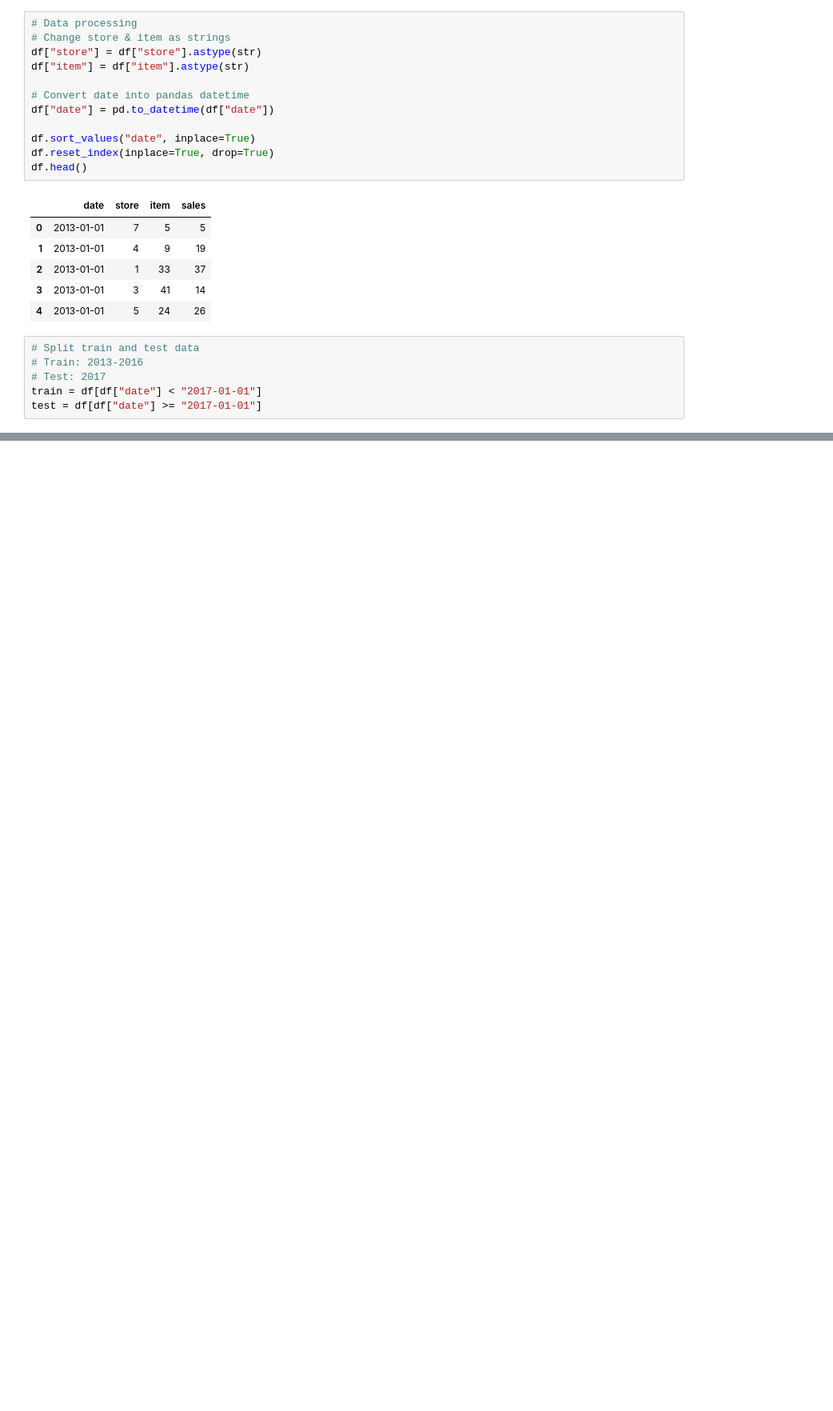
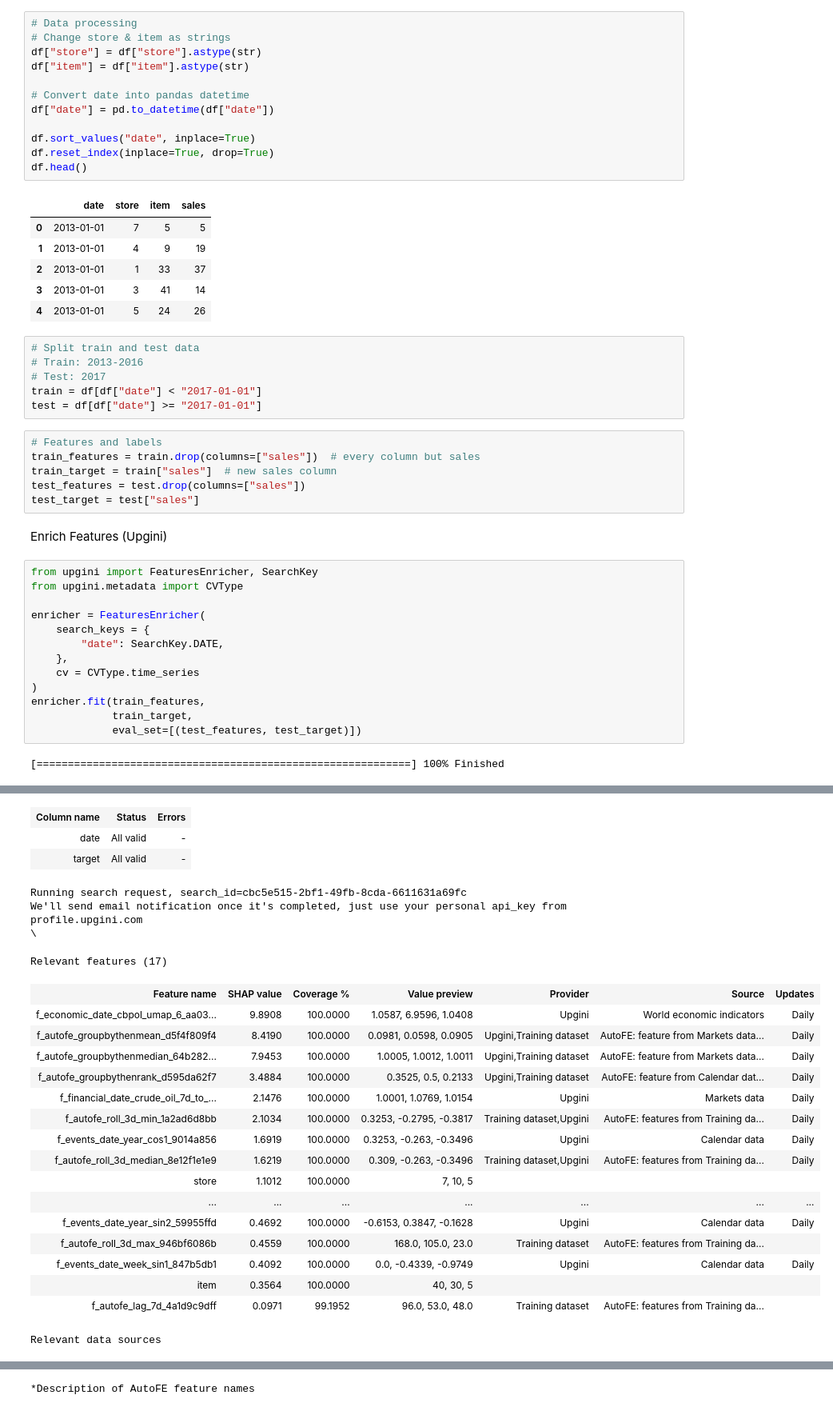
Before and after one commit to jeangyi/sales_forecasting_pipeline, a Jupyter notebook: sales_pred.ipynb, the cells around one changed output, grey strips where cells are left out. Shown at 80% size. Cells and saved outputs as stored; diff of their text form; blank space fills up the shorter version.

Commit message:
Enrich features using Upgini

```diff
--- a/sales_pred.ipynb
+++ b/sales_pred.ipynb
@@ -32,3 +32,26 @@ df.head()
 # Test: 2017
 train = df[df["date"] < "2017-01-01"]
 test = df[df["date"] >= "2017-01-01"]
+# %%
+# Features and labels
+train_features = train.drop(columns=["sales"])  # every column but sales
+train_target = train["sales"]  # new sales column
+test_features = test.drop(columns=["sales"])
+test_target = test["sales"]
+# %% [markdown]
+Enrich Features (Upgini)
+# %%
+from upgini import FeaturesEnricher, SearchKey
+from upgini.metadata import CVType
+
+enricher = FeaturesEnricher(
+    search_keys = {
+        "date": SearchKey.DATE,
+    },
+    cv = CVType.time_series
+)
+enricher.fit(train_features,
+             train_target,
+             eval_set=[(test_features, test_target)])
+# %% [output]
+[============================================================] 100% Finished
@@ -34,0 +68,24 @@ test = df[df["date"] >= "2017-01-01"]
+| Column name | Status | Errors |
+| date | All valid | - |
+| target | All valid | - |
+Running search request, search_id=cbc5e515-2bf1-49fb-8cda-6611631a69fc
+We'll send email notification once it's completed, just use your personal api_key from profile.upgini.com
+\
+Relevant features (17)
+| Feature name | SHAP value | Coverage % | Value preview | Provider | Source | Updates |
+| f_economic_date_cbpol_umap_6_aa03... | 9.8908 | 100.0000 | 1.0587, 6.9596, 1.0408 | Upgini | World economic indicators | Daily |
+| f_autofe_groupbythenmean_d5f4f809f4 | 8.4190 | 100.0000 | 0.0981, 0.0598, 0.0905 | Upgini,Training dataset | AutoFE: feature from Markets data... | Daily |
+| f_autofe_groupbythenmedian_64b282... | 7.9453 | 100.0000 | 1.0005, 1.0012, 1.0011 | Upgini,Training dataset | AutoFE: feature from Markets data... | Daily |
+| f_autofe_groupbythenrank_d595da62f7 | 3.4884 | 100.0000 | 0.3525, 0.5, 0.2133 | Upgini,Training dataset | AutoFE: feature from Calendar dat... | Daily |
+| f_financial_date_crude_oil_7d_to_... | 2.1476 | 100.0000 | 1.0001, 1.0769, 1.0154 | Upgini | Markets data | Daily |
+| f_autofe_roll_3d_min_1a2ad6d8bb | 2.1034 | 100.0000 | 0.3253, -0.2795, -0.3817 | Training dataset,Upgini | AutoFE: features from Training da... | Daily |
+| f_events_date_year_cos1_9014a856 | 1.6919 | 100.0000 | 0.3253, -0.263, -0.3496 | Upgini | Calendar data | Daily |
+| f_autofe_roll_3d_median_8e12f1e1e9 | 1.6219 | 100.0000 | 0.309, -0.263, -0.3496 | Training dataset,Upgini | AutoFE: features from Training da... | Daily |
+| store | 1.1012 | 100.0000 | 7, 10, 5 |  |  |  |
+| ... | ... | ... | ... | ... | ... | ... |
+| f_events_date_year_sin2_59955ffd | 0.4692 | 100.0000 | -0.6153, 0.3847, -0.1628 | Upgini | Calendar data | Daily |
+| f_autofe_roll_3d_max_946bf6086b | 0.4559 | 100.0000 | 168.0, 105.0, 23.0 | Training dataset | AutoFE: features from Training da... |  |
+| f_events_date_week_sin1_847b5db1 | 0.4092 | 100.0000 | 0.0, -0.4339, -0.9749 | Upgini | Calendar data | Daily |
+| item | 0.3564 | 100.0000 | 40, 30, 5 |  |  |  |
+| f_autofe_lag_7d_4a1d9c9dff | 0.0971 | 99.1952 | 96.0, 53.0, 48.0 | Training dataset | AutoFE: features from Training da... |  |
+Relevant data sources
@@ -34,0 +100 @@ test = df[df["date"] >= "2017-01-01"]
+*Description of AutoFE feature names
```
Also changed, not shown: parts of 1 cell of this notebook, 1 other file.
